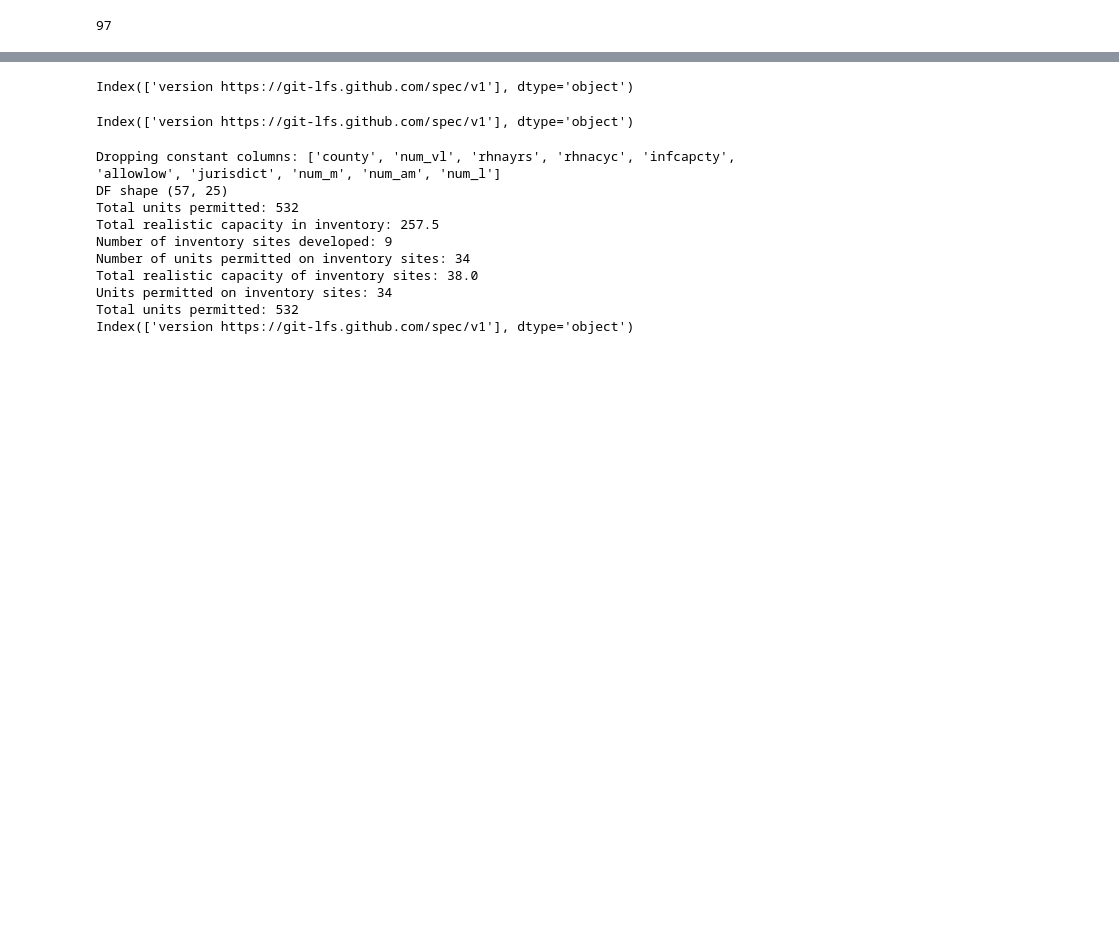
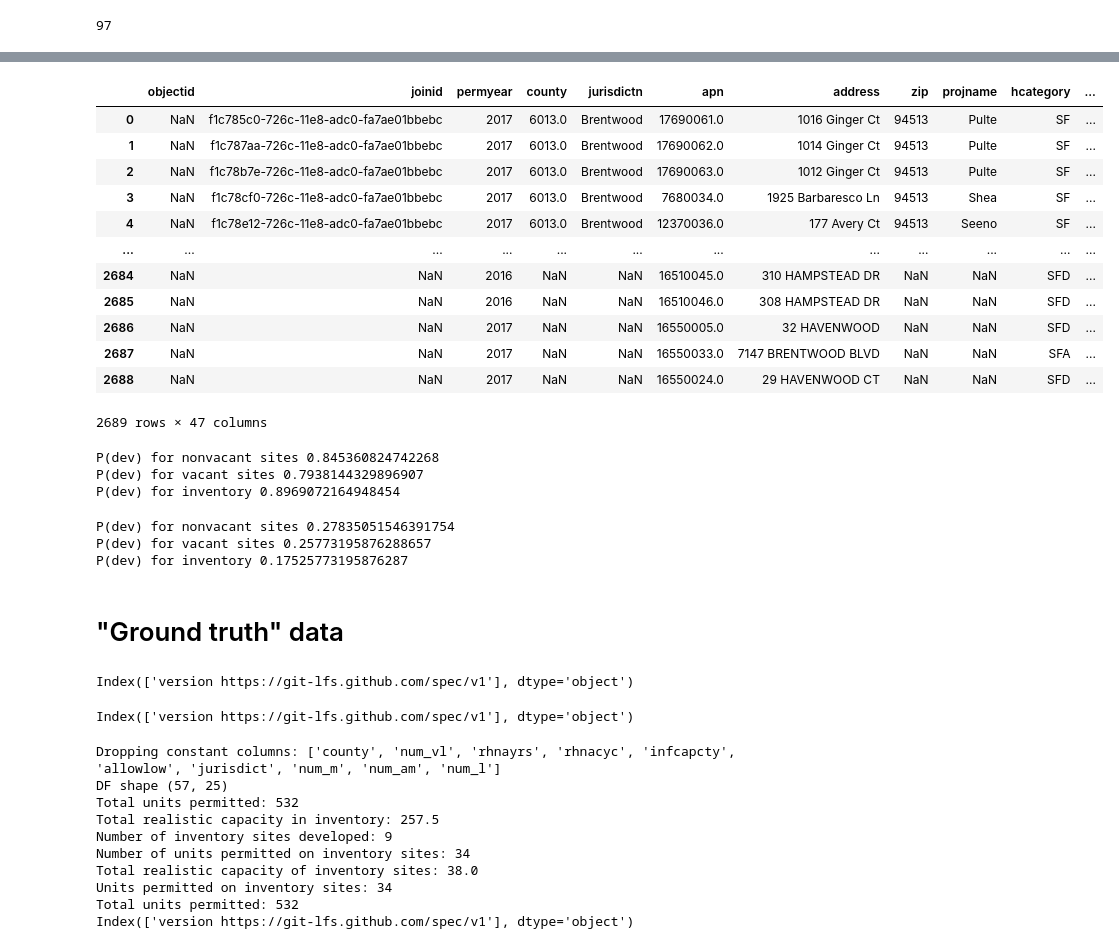
Before and after one commit to YIMBYdata/housing-elements, a Jupyter notebook: Final results.ipynb, the cells around one changed output, grey strips where cells are left out. Drawn from its saved outputs; the diff is of its cells as text; code cells hidden in the pictures; blank space fills up the shorter version.

```diff
--- a/Final results.ipynb
+++ b/Final results.ipynb
@@ -169,3 +283,35 @@ results_geo_df
+# %%
+cities_with_permits['Brentwood']
+# %% [output]
+|  | objectid | joinid | permyear | county | jurisdictn | apn | address | zip | projname | hcategory | ... |
+| 0 | NaN | f1c785c0-726c-11e8-adc0-fa7ae01bbebc | 2017 | 6013.0 | Brentwood | 17690061.0 | 1016 Ginger Ct | 94513 | Pulte | SF | ... |
+| 1 | NaN | f1c787aa-726c-11e8-adc0-fa7ae01bbebc | 2017 | 6013.0 | Brentwood | 17690062.0 | 1014 Ginger Ct | 94513 | Pulte | SF | ... |
+| 2 | NaN | f1c78b7e-726c-11e8-adc0-fa7ae01bbebc | 2017 | 6013.0 | Brentwood | 17690063.0 | 1012 Ginger Ct | 94513 | Pulte | SF | ... |
+| 3 | NaN | f1c78cf0-726c-11e8-adc0-fa7ae01bbebc | 2017 | 6013.0 | Brentwood | 7680034.0 | 1925 Barbaresco Ln | 94513 | Shea | SF | ... |
+| 4 | NaN | f1c78e12-726c-11e8-adc0-fa7ae01bbebc | 2017 | 6013.0 | Brentwood | 12370036.0 | 177 Avery Ct | 94513 | Seeno | SF | ... |
+| ... | ... | ... | ... | ... | ... | ... | ... | ... | ... | ... | ... |
+| 2684 | NaN | NaN | 2016 | NaN | NaN | 16510045.0 | 310 HAMPSTEAD DR | NaN | NaN | SFD | ... |
+| 2685 | NaN | NaN | 2016 | NaN | NaN | 16510046.0 | 308 HAMPSTEAD DR | NaN | NaN | SFD | ... |
+| 2686 | NaN | NaN | 2017 | NaN | NaN | 16550005.0 | 32 HAVENWOOD | NaN | NaN | SFD | ... |
+| 2687 | NaN | NaN | 2017 | NaN | NaN | 16550033.0 | 7147 BRENTWOOD BLVD | NaN | NaN | SFA | ... |
+| 2688 | NaN | NaN | 2017 | NaN | NaN | 16550024.0 | 29 HAVENWOOD CT | NaN | NaN | SFD | ... |
+2689 rows × 47 columns
+# %%
+for column in ['P(dev) for nonvacant sites', 'P(dev) for vacant sites', 'P(dev) for inventory']:
+    print(column, (combined_df[column + ' (by geomatching)'] >= combined_df[column + ' (by APN)']).mean())
+# %% [output]
+P(dev) for nonvacant sites 0.845360824742268
+P(dev) for vacant sites 0.7938144329896907
+P(dev) for inventory 0.8969072164948454
+# %%
+for column in ['P(dev) for nonvacant sites', 'P(dev) for vacant sites', 'P(dev) for inventory']:
+    print(column, (combined_df[column + ' (by geomatching)'] == combined_df[column + ' (by APN)']).mean())
+# %% [output]
+P(dev) for nonvacant sites 0.27835051546391754
+P(dev) for vacant sites 0.25773195876288657
+P(dev) for inventory 0.17525773195876287
+# %% [markdown]
+# "Ground truth" data
 # %%
 def get_ground_truth_results_for_city(city: str) -> pd.DataFrame:
     if city == 'San Jose':
```
Also changed, not shown: parts of 31 cells of this notebook, 2 other files.
